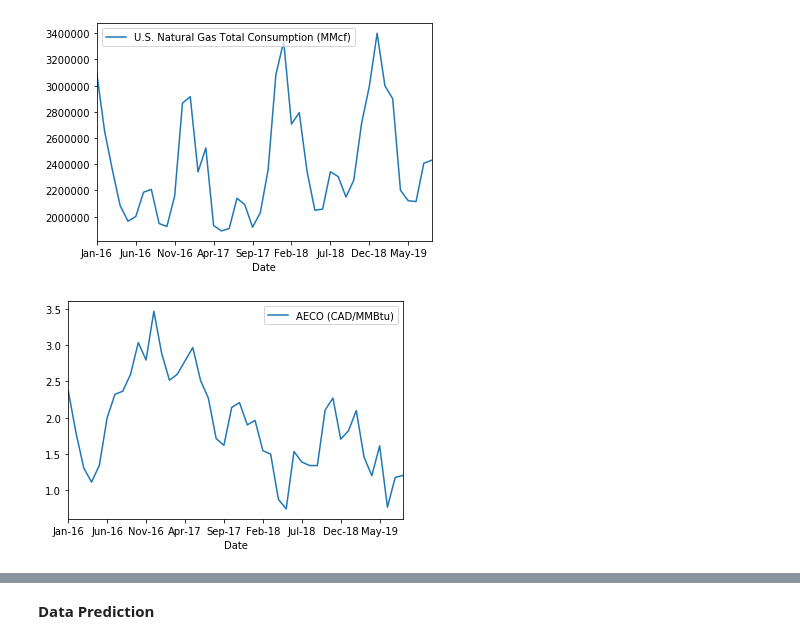
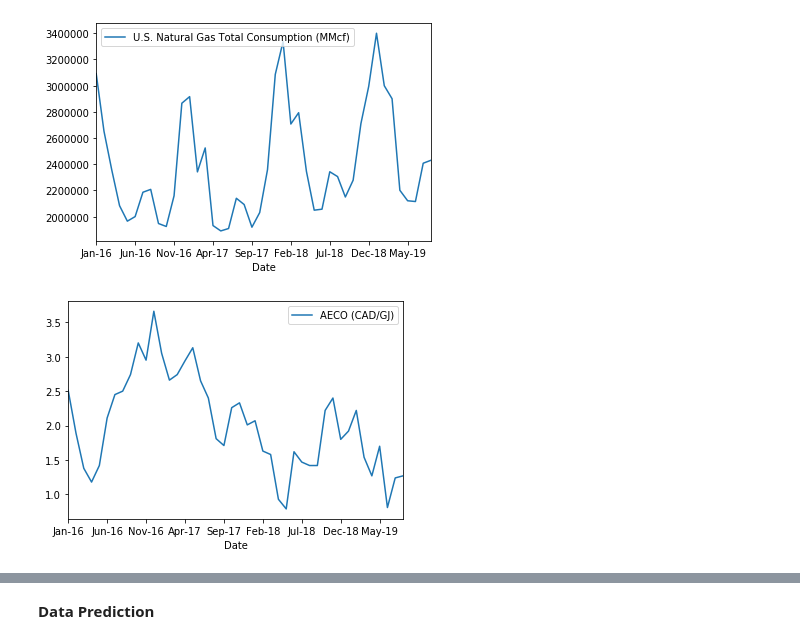
Before and after one commit to jamesbews/ENSF-519, a Jupyter notebook: ENSF 519 Natural Gas Pricing Forecast.ipynb, the cells around one changed output, grey strips where cells are left out. Drawn from its saved outputs; the diff is of its cells as text; code cells hidden in the pictures.

```diff
--- a/ENSF 519 Natural Gas Pricing Forecast.ipynb
+++ b/ENSF 519 Natural Gas Pricing Forecast.ipynb
@@ -108,14 +110,15 @@ cad_data
 # times by 1000 because the Canadian data was given to us with a scale of 1000
 cm_to_mmcf = 35.3146667 / 1000000 * 1000
 # First convert storage_stats_df from cubic meters to MMcf
-conv_cad_storage = storage_stats_df['Closing Inventory'].apply(lambda x: x * cm_to_mmcf)
+conv_cad_storage = storage_stats_df['CAD Storage Volumes (MMcf)'].apply(lambda x: x * cm_to_mmcf)
 
 # Second convert price_data from USD to CAD
 conv_price_data = pd.DataFrame()
 conv_price_data['AECO (CAD/MMBtu)'] = price_data.apply(
     lambda x: x['AECO (USD/MMBtu)'] / x['CADUSD'], axis=1)
 conv_price_data['AECO (CAD/GJ)'] = conv_price_data.apply(
-    lambda x: x['AECO (CAD/MMBtu)'] * 1.055056, axis=1)
-
+    lambda x: round(x['AECO (CAD/MMBtu)'] * 1.055056, 2), axis=1)
+conv_price_data = conv_price_data.drop(['AECO (CAD/MMBtu)'], axis=1)
 # Third convert cad_data from cubic meters to MMcf
 conv_cad_data = cad_data.apply(lambda x: x * cm_to_mmcf)
+conv_price_data
@@ -153,7 +184,7 @@ plt.show()
 # %%
 # AECO Nat Gas Pricing
 ax = plt.gca()
-conv_price_data.plot(kind='line', y='AECO (CAD/MMBtu)', ax=ax)
+conv_price_data.plot(kind='line', y='AECO (CAD/GJ)', ax=ax)
 plt.show()
 # %% [output]
-[figure, old version]
+[figure, new version]
```
Also changed, not shown: parts of 18 cells of this notebook.
